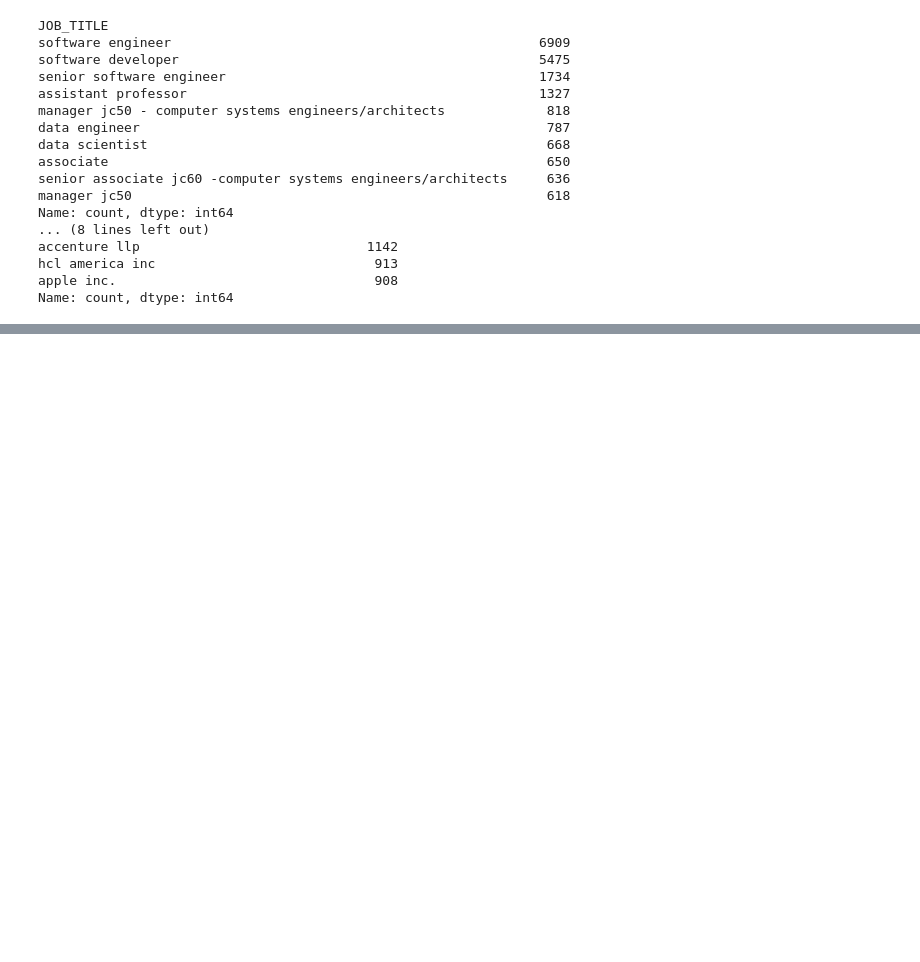
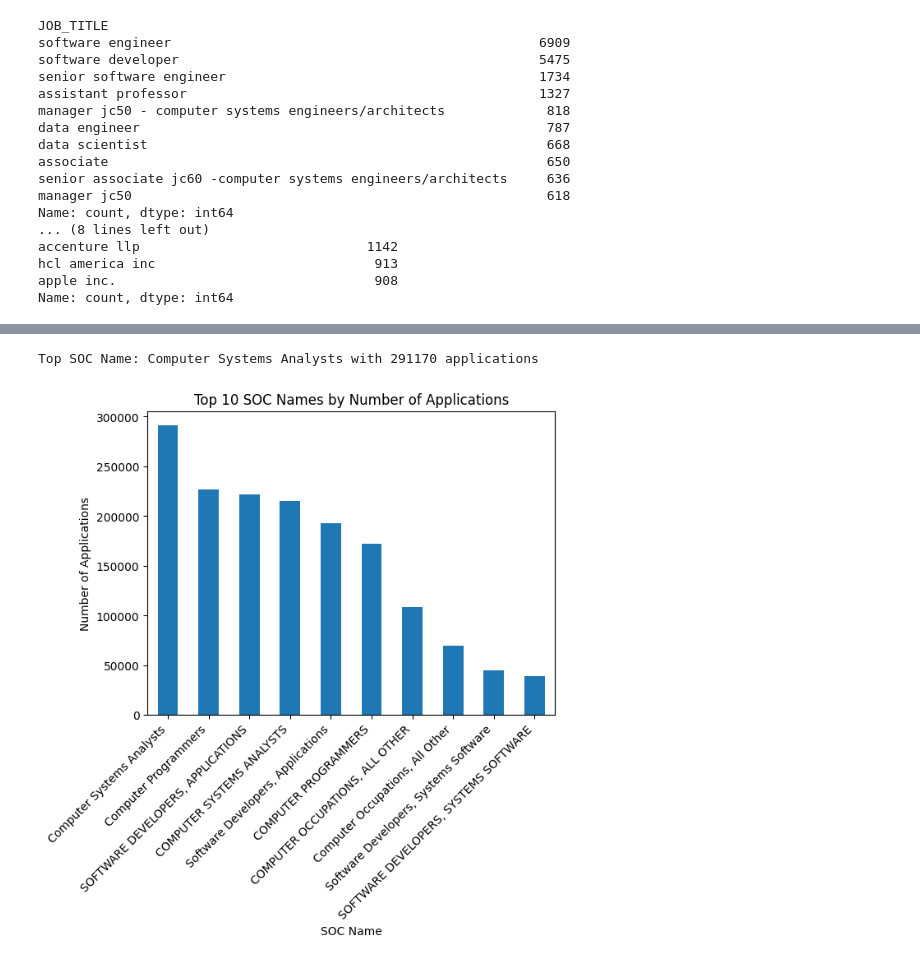
Before and after one commit to KartikThakkar1/Non-Immigrant-Visa-Analysis, a Jupyter notebook: h1b_curtis.ipynb, the cells around one changed output, grey strips where cells are left out. Drawn from its saved outputs; the diff is of its cells as text; code cells hidden in the pictures; blank space fills up the shorter version.

```diff
--- a/h1b_curtis.ipynb
+++ b/h1b_curtis.ipynb
@@ -184,0 +257,23 @@ plt.show()
+# %%
+# Count the occurrences of each SOC_NAME
+soc_counts = df['SOC_NAME'].value_counts()
+
+# Find the top SOC_NAME
+top_soc_name = soc_counts.idxmax()
+top_soc_count = soc_counts.max()
+print(f"Top SOC Name: {top_soc_name} with {top_soc_count} applications")
+# %% [output]
+Top SOC Name: Computer Systems Analysts with 291170 applications
+# %%
+import matplotlib.pyplot as plt
+
+# Plot the top 10 SOC names
+top_soc = soc_counts.head(10)
+top_soc.plot(kind='bar')
+plt.title('Top 10 SOC Names by Number of Applications')
+plt.xlabel('SOC Name')
+plt.ylabel('Number of Applications')
+plt.xticks(rotation=45, ha='right')
+plt.show()
+# %% [output]
+[figure, added]
```
Also changed, not shown: parts of 6 cells of this notebook, 5 other files.
